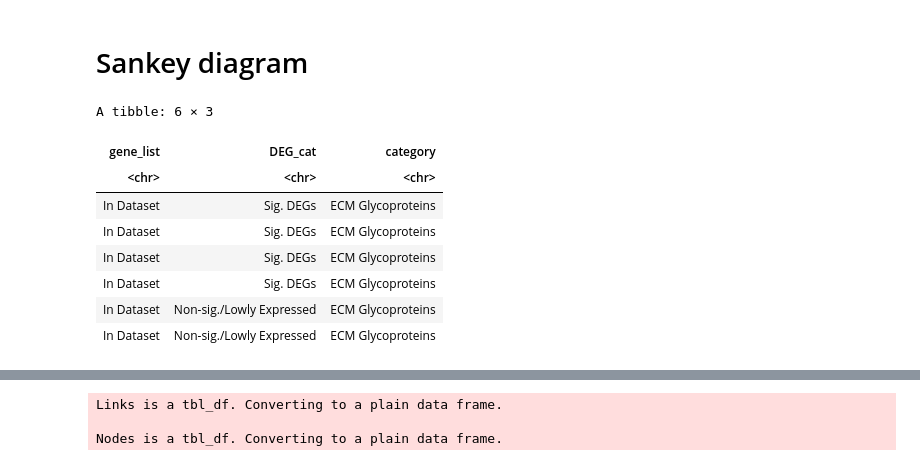
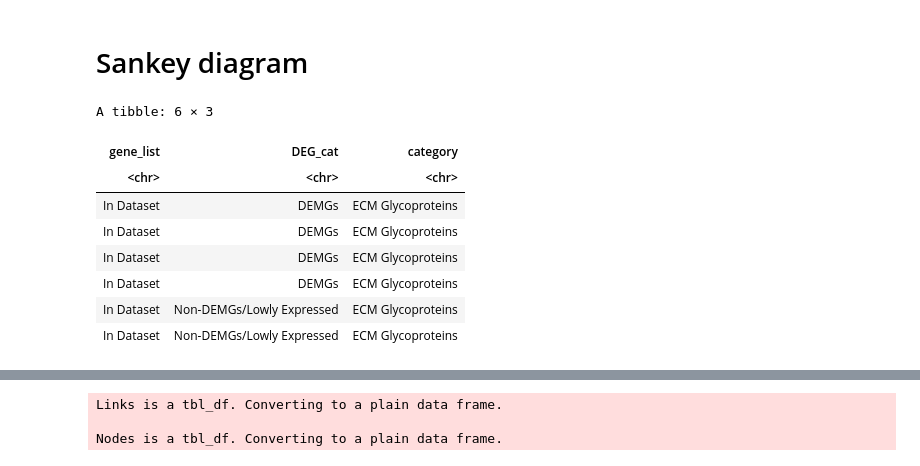
Before and after one commit to fogg-lab/characterizing-ecm-transcriptome-of-endometriosis, a Jupyter notebook: figures/unified_DGE_vis.ipynb, the cells around one changed output, grey strips where cells are left out. Saved outputs shown, nothing was run; the diff lists cells and outputs as text; code cells hidden in the pictures.

```diff
--- a/figures/unified_DGE_vis.ipynb
+++ b/figures/unified_DGE_vis.ipynb
@@ -193,21 +193,21 @@ Warning message in grid.Call(C_stringMetric, as.graphicsAnnot(x$label)):
 # %%
 sd_df <- matrisome_summary_df %>%
 #     mutate(gene_list = rep("Matrisome Genes in Dataset", nrow(matrisome_summary_df))) %>%
     mutate(gene_list = ifelse(in_unified_dataset, "In Dataset", "Non-Matrisome Genes/Not in Dataset")) %>%
-    mutate(DEG_cat = ifelse((qval < 0.05 & abs(log2FoldChange) > log2(2) & !lowly_expressed), "Sig. DEGs", "Non-sig./Lowly Expressed")) %>%
+    mutate(DEG_cat = ifelse((qval < 0.05 & abs(log2FoldChange) > log2(2) & !lowly_expressed), "DEMGs", "Non-DEMGs/Lowly Expressed")) %>%
     dplyr::select(gene_list, DEG_cat, category)
 
 head(sd_df)
 # %% [output]
 A tibble: 6 × 3
 | gene_list | DEG_cat | category |
 | <chr> | <chr> | <chr> |
-| In Dataset | Sig. DEGs | ECM Glycoproteins |
-| In Dataset | Sig. DEGs | ECM Glycoproteins |
-| In Dataset | Sig. DEGs | ECM Glycoproteins |
-| In Dataset | Sig. DEGs | ECM Glycoproteins |
-| In Dataset | Non-sig./Lowly Expressed | ECM Glycoproteins |
-| In Dataset | Non-sig./Lowly Expressed | ECM Glycoproteins |
+| In Dataset | DEMGs | ECM Glycoproteins |
+| In Dataset | DEMGs | ECM Glycoproteins |
+| In Dataset | DEMGs | ECM Glycoproteins |
+| In Dataset | DEMGs | ECM Glycoproteins |
+| In Dataset | Non-DEMGs/Lowly Expressed | ECM Glycoproteins |
+| In Dataset | Non-DEMGs/Lowly Expressed | ECM Glycoproteins |
 # %%
 matrisome_summary_grouped_df <- matrisome_summary_df %>%
     group_by(category) %>%
```
Also changed, not shown: parts of 3 cells of this notebook, 1 other file.
